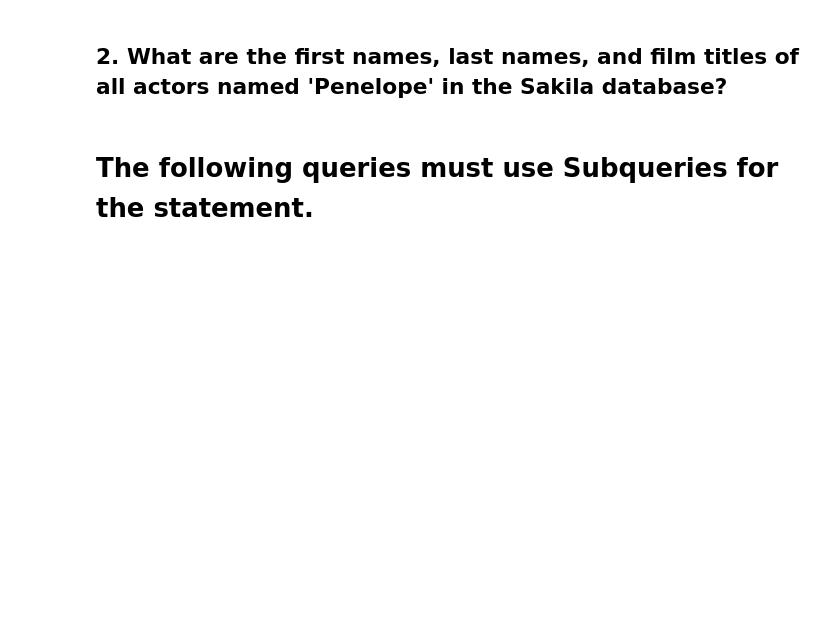
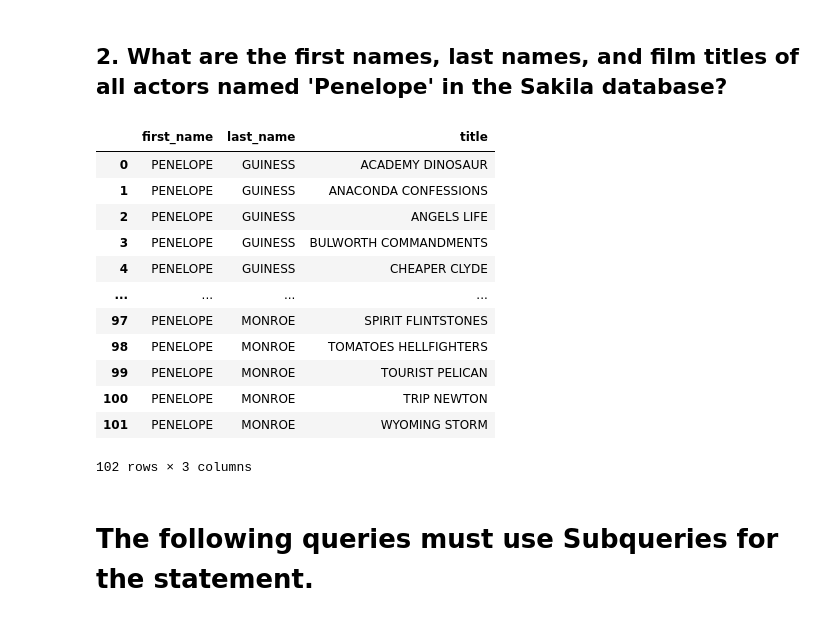
Before and after one commit to erwincarlogonzales/data-enrichment-wk10-L1-joins-and-subqueries, a Jupyter notebook: Sakila CodeAlong and Challenge.ipynb, the cells around one changed output. Saved outputs shown, nothing was run; the diff lists cells and outputs as text; code cells hidden in the pictures; blank space fills up the shorter version.

```diff
--- a/Sakila CodeAlong and Challenge.ipynb
+++ b/Sakila CodeAlong and Challenge.ipynb
@@ -342,9 +363,30 @@ pd.read_sql(q, engine)
 # %% [markdown]
 ## 2. What are the first names, last names, and film titles of all actors named 'Penelope' in the Sakila database?
 # %%
-q = '''  '''
+q = '''
+SELECT a.first_name, a.last_name, f.title
+FROM actor a
+JOIN film_actor fa
+    ON a.actor_id = fa.actor_id
+JOIN film f
+    ON fa.film_id = f.film_id
+WHERE a.first_name = 'PENELOPE';'''
 
 pd.read_sql(q, engine)
+# %% [output]
+|  | first_name | last_name | title |
+| 0 | PENELOPE | GUINESS | ACADEMY DINOSAUR |
+| 1 | PENELOPE | GUINESS | ANACONDA CONFESSIONS |
+| 2 | PENELOPE | GUINESS | ANGELS LIFE |
+| 3 | PENELOPE | GUINESS | BULWORTH COMMANDMENTS |
+| 4 | PENELOPE | GUINESS | CHEAPER CLYDE |
+| ... | ... | ... | ... |
+| 97 | PENELOPE | MONROE | SPIRIT FLINTSTONES |
+| 98 | PENELOPE | MONROE | TOMATOES HELLFIGHTERS |
+| 99 | PENELOPE | MONROE | TOURIST PELICAN |
+| 100 | PENELOPE | MONROE | TRIP NEWTON |
+| 101 | PENELOPE | MONROE | WYOMING STORM |
+102 rows × 3 columns
 # %% [markdown]
 # The following queries must use Subqueries for the statement.
 # %% [markdown]
```
Also changed, not shown: parts of 4 cells of this notebook.
